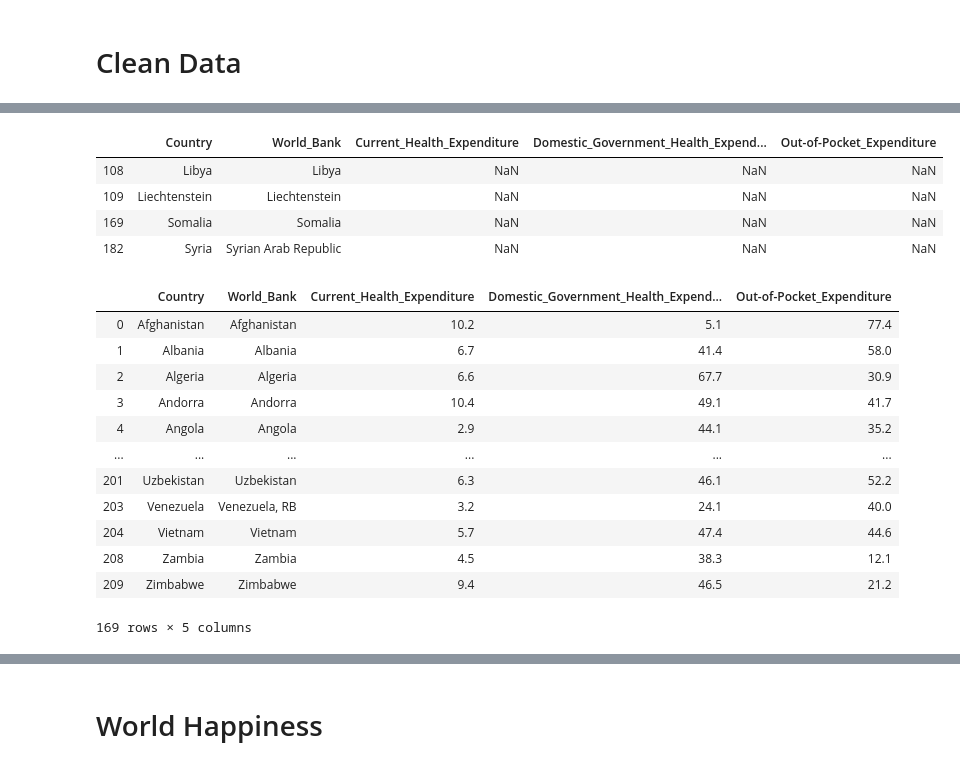
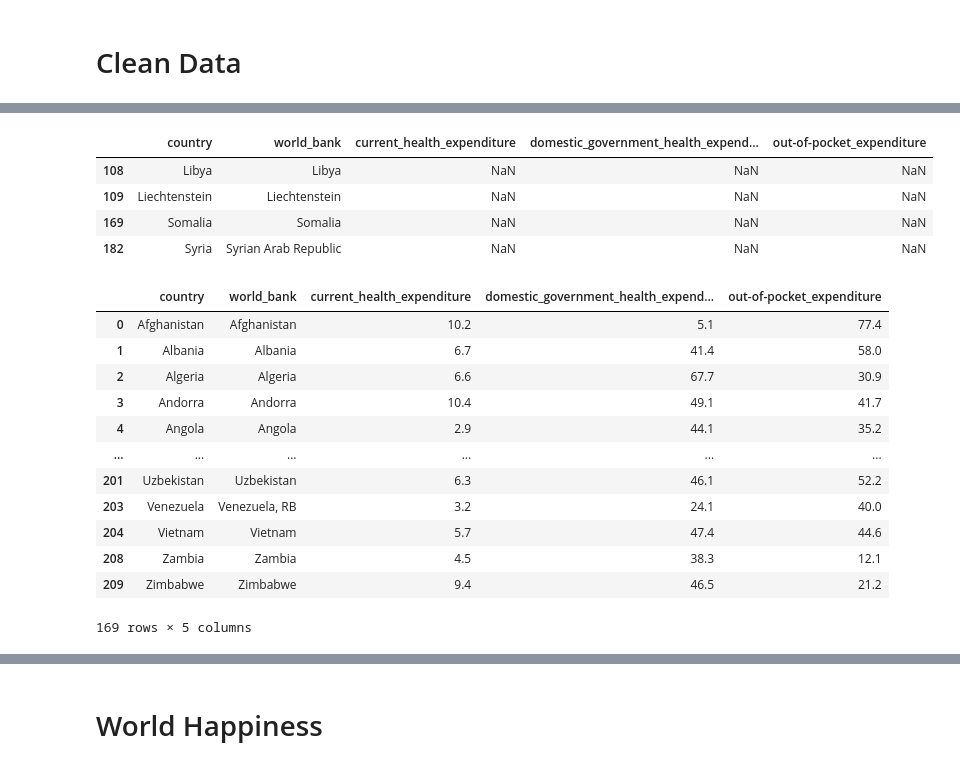
Before and after one commit to lpcwprogramming/etl-project, a Jupyter notebook: World Happiness - Final Notebook.ipynb, the cells around one changed output, grey strips where cells are left out. Cells and saved outputs as stored; diff of their text form; code cells hidden in the pictures.

```diff
--- a/World Happiness - Final Notebook.ipynb
+++ b/World Happiness - Final Notebook.ipynb
@@ -96,7 +96,7 @@ rename_wb_df.query('Country != Country')
 | 207 | NaN | NaN | Yemen, Rep. | 5.6 | 10.2 | 81.0 |
 # %%
 #Drop missing values from "Country" column
-drop_na_country_df = rename_wb_df.dropna(subset=["Country"])
+drop_na_country_df = rename_wb_df.dropna(subset=["country"])
 
 drop_na_country_df
 # %% [output]
@@ -115,8 +115,8 @@ drop_na_country_df
 187 rows × 6 columns
 # %%
 #Identify values included in the Province column
-provinces = drop_na_country_df.query("Province == Province")
-prov_list = provinces["Province"]
+provinces = drop_na_country_df.query("province == province")
+prov_list = provinces["province"]
 
 provinces
 # %% [output]
@@ -137,6 +137,6 @@ provinces
 | 205 | US | Virgin Islands | Virgin Islands (U.S.) | NaN | NaN | NaN |
 # %%
 #Drop provinces from dataframe
-drop_provs_df = drop_na_country_df[~(drop_na_country_df["Province"].isin(prov_list))]
+drop_provs_df = drop_na_country_df[~(drop_na_country_df["province"].isin(prov_list))]
 drop_provs_df
 # %% [output]
@@ -155,6 +155,6 @@ drop_provs_df
 173 rows × 6 columns
 # %%
 #Remove "Province" column from dataframe
-drop_provs_df = drop_provs_df.drop(["Province"], axis=1)
+drop_provs_df = drop_provs_df.drop(["province"], axis=1)
 drop_provs_df
 # %% [output]
@@ -183,22 +183,22 @@ Out-of-Pocket_Expenditure                  True
 dtype: bool
 # %%
 #Locate remaining missing values
-missing_values = drop_provs_df.query("Current_Health_Expenditure != Current_Health_Expenditure")
-missing_list = missing_values["Country"]
+missing_values = drop_provs_df.query("current_health_expenditure != current_health_expenditure")
+missing_list = missing_values["country"]
 
 missing_values
 # %% [output]
-|  | Country | World_Bank | Current_Health_Expenditure | Domestic_Government_Health_Expend... | Out-of-Pocket_Expenditure |
+|  | country | world_bank | current_health_expenditure | domestic_government_health_expend... | out-of-pocket_expenditure |
 | 108 | Libya | Libya | NaN | NaN | NaN |
 | 109 | Liechtenstein | Liechtenstein | NaN | NaN | NaN |
 | 169 | Somalia | Somalia | NaN | NaN | NaN |
 | 182 | Syria | Syrian Arab Republic | NaN | NaN | NaN |
 # %%
 #Remove countries with missing values
-drop_df = drop_provs_df[~(drop_provs_df["Country"].isin(missing_list))]
+drop_df = drop_provs_df[~(drop_provs_df["country"].isin(missing_list))]
 drop_df
 # %% [output]
-|  | Country | World_Bank | Current_Health_Expenditure | Domestic_Government_Health_Expend... | Out-of-Pocket_Expenditure |
+|  | country | world_bank | current_health_expenditure | domestic_government_health_expend... | out-of-pocket_expenditure |
 | 0 | Afghanistan | Afghanistan | 10.2 | 5.1 | 77.4 |
 | 1 | Albania | Albania | 6.7 | 41.4 | 58.0 |
 | 2 | Algeria | Algeria | 6.6 | 67.7 | 30.9 |
```
Also changed, not shown: parts of 15 cells of this notebook, 5 other files.
